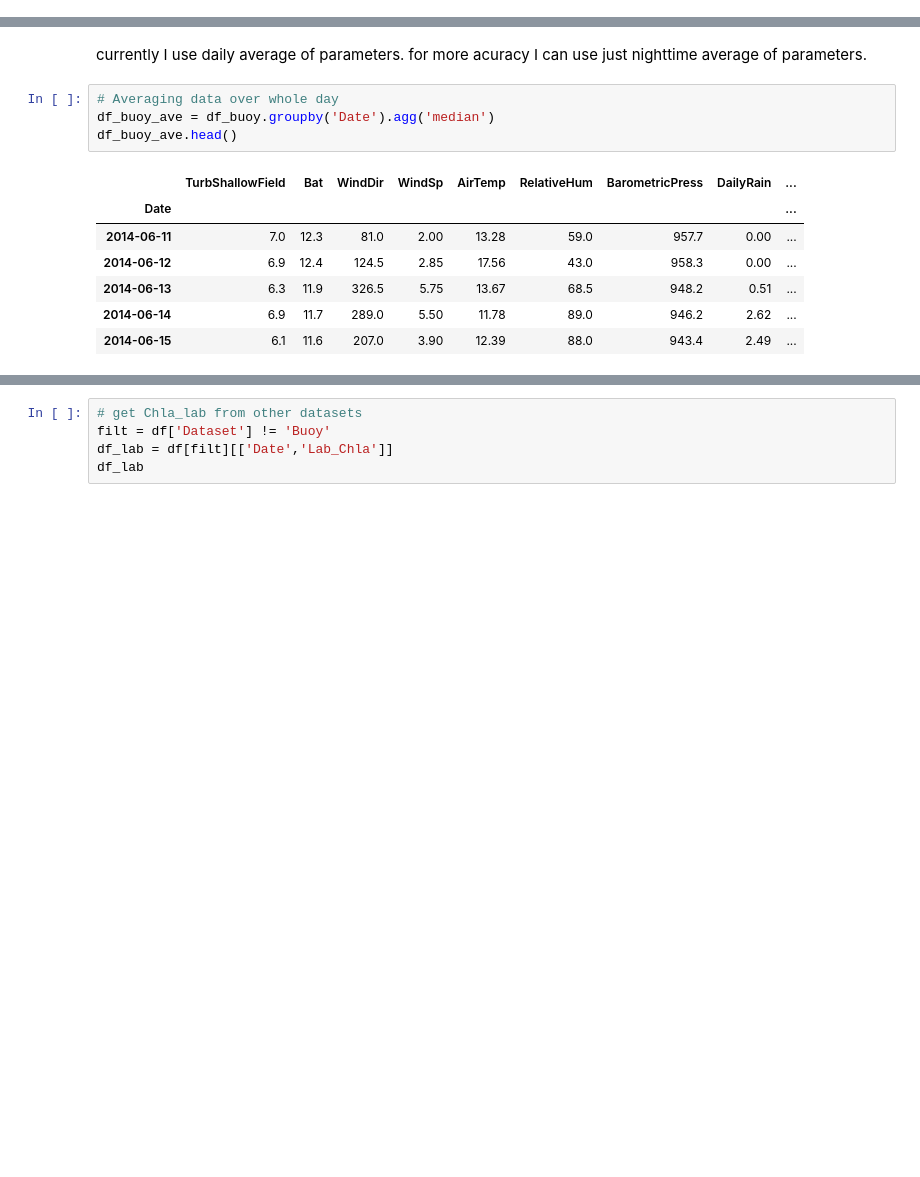
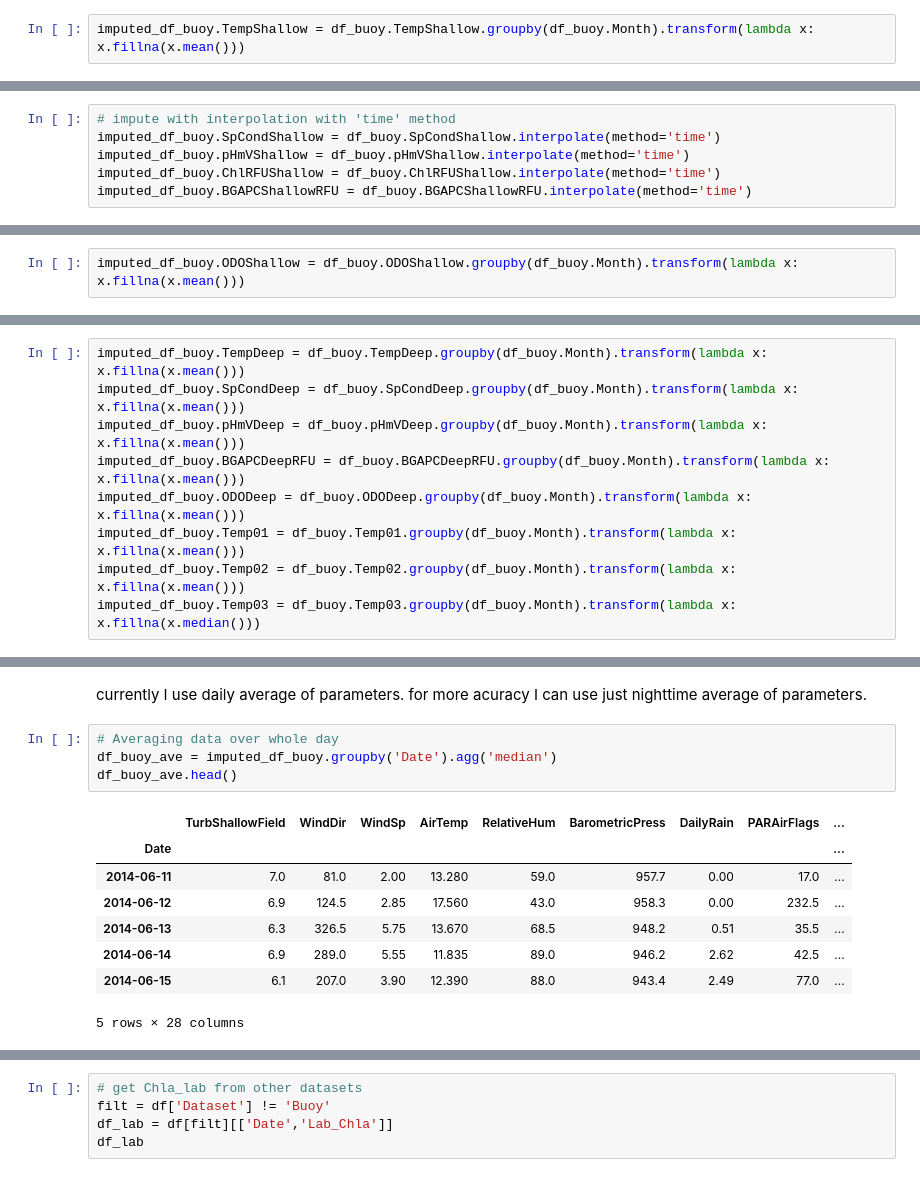
Before and after one commit to AmirM69/p1_BPL_chla_BuoyData, a Jupyter notebook: chla_prediction_daily_averaged.ipynb, the cells around one changed output, grey strips where cells are left out. Saved outputs shown, nothing was run; the diff lists cells and outputs as text; blank space fills up the shorter version.

```diff
--- a/chla_prediction_daily_averaged.ipynb
+++ b/chla_prediction_daily_averaged.ipynb
@@ -61,0 +225,2 @@ dtype: object
+# %%
+imputed_df_buoy.TempShallow = df_buoy.TempShallow.groupby(df_buoy.Month).transform(lambda x: x.fillna(x.mean()))
@@ -61,0 +229,6 @@ dtype: object
+# %%
+# impute with interpolation with 'time' method
+imputed_df_buoy.SpCondShallow = df_buoy.SpCondShallow.interpolate(method='time')
+imputed_df_buoy.pHmVShallow = df_buoy.pHmVShallow.interpolate(method='time')
+imputed_df_buoy.ChlRFUShallow = df_buoy.ChlRFUShallow.interpolate(method='time')
+imputed_df_buoy.BGAPCShallowRFU = df_buoy.BGAPCShallowRFU.interpolate(method='time')
@@ -61,0 +237,2 @@ dtype: object
+# %%
+imputed_df_buoy.ODOShallow = df_buoy.ODOShallow.groupby(df_buoy.Month).transform(lambda x: x.fillna(x.mean()))
@@ -61,0 +241,9 @@ dtype: object
+# %%
+imputed_df_buoy.TempDeep = df_buoy.TempDeep.groupby(df_buoy.Month).transform(lambda x: x.fillna(x.mean()))
+imputed_df_buoy.SpCondDeep = df_buoy.SpCondDeep.groupby(df_buoy.Month).transform(lambda x: x.fillna(x.mean()))
+imputed_df_buoy.pHmVDeep = df_buoy.pHmVDeep.groupby(df_buoy.Month).transform(lambda x: x.fillna(x.mean()))
+imputed_df_buoy.BGAPCDeepRFU = df_buoy.BGAPCDeepRFU.groupby(df_buoy.Month).transform(lambda x: x.fillna(x.mean()))
+imputed_df_buoy.ODODeep = df_buoy.ODODeep.groupby(df_buoy.Month).transform(lambda x: x.fillna(x.mean()))
+imputed_df_buoy.Temp01 = df_buoy.Temp01.groupby(df_buoy.Month).transform(lambda x: x.fillna(x.mean()))
+imputed_df_buoy.Temp02 = df_buoy.Temp02.groupby(df_buoy.Month).transform(lambda x: x.fillna(x.mean()))
+imputed_df_buoy.Temp03 = df_buoy.Temp03.groupby(df_buoy.Month).transform(lambda x: x.fillna(x.median()))
@@ -63,16 +271,17 @@ dtype: object
 currently I use daily average of parameters. for more acuracy I can use just nighttime average of parameters.
 # %%
 # Averaging data over whole day
-df_buoy_ave = df_buoy.groupby('Date').agg('median')
+df_buoy_ave = imputed_df_buoy.groupby('Date').agg('median')
 df_buoy_ave.head()
 # %% [output]
-|  | TurbShallowField | Bat | WindDir | WindSp | AirTemp | RelativeHum | BarometricPress | DailyRain | ... |
+|  | TurbShallowField | WindDir | WindSp | AirTemp | RelativeHum | BarometricPress | DailyRain | PARAirFlags | ... |
 | Date |  |  |  |  |  |  |  |  | ... |
-| 2014-06-11 | 7.0 | 12.3 | 81.0 | 2.00 | 13.28 | 59.0 | 957.7 | 0.00 | ... |
-| 2014-06-12 | 6.9 | 12.4 | 124.5 | 2.85 | 17.56 | 43.0 | 958.3 | 0.00 | ... |
-| 2014-06-13 | 6.3 | 11.9 | 326.5 | 5.75 | 13.67 | 68.5 | 948.2 | 0.51 | ... |
-| 2014-06-14 | 6.9 | 11.7 | 289.0 | 5.50 | 11.78 | 89.0 | 946.2 | 2.62 | ... |
-| 2014-06-15 | 6.1 | 11.6 | 207.0 | 3.90 | 12.39 | 88.0 | 943.4 | 2.49 | ... |
+| 2014-06-11 | 7.0 | 81.0 | 2.00 | 13.280 | 59.0 | 957.7 | 0.00 | 17.0 | ... |
+| 2014-06-12 | 6.9 | 124.5 | 2.85 | 17.560 | 43.0 | 958.3 | 0.00 | 232.5 | ... |
+| 2014-06-13 | 6.3 | 326.5 | 5.75 | 13.670 | 68.5 | 948.2 | 0.51 | 35.5 | ... |
+| 2014-06-14 | 6.9 | 289.0 | 5.55 | 11.835 | 89.0 | 946.2 | 2.62 | 42.5 | ... |
+| 2014-06-15 | 6.1 | 207.0 | 3.90 | 12.390 | 88.0 | 943.4 | 2.49 | 77.0 | ... |
+5 rows × 28 columns
 # %%
 df_buoy_ave.shape
 # %% [output]
```
Also changed, not shown: parts of 63 cells of this notebook.
